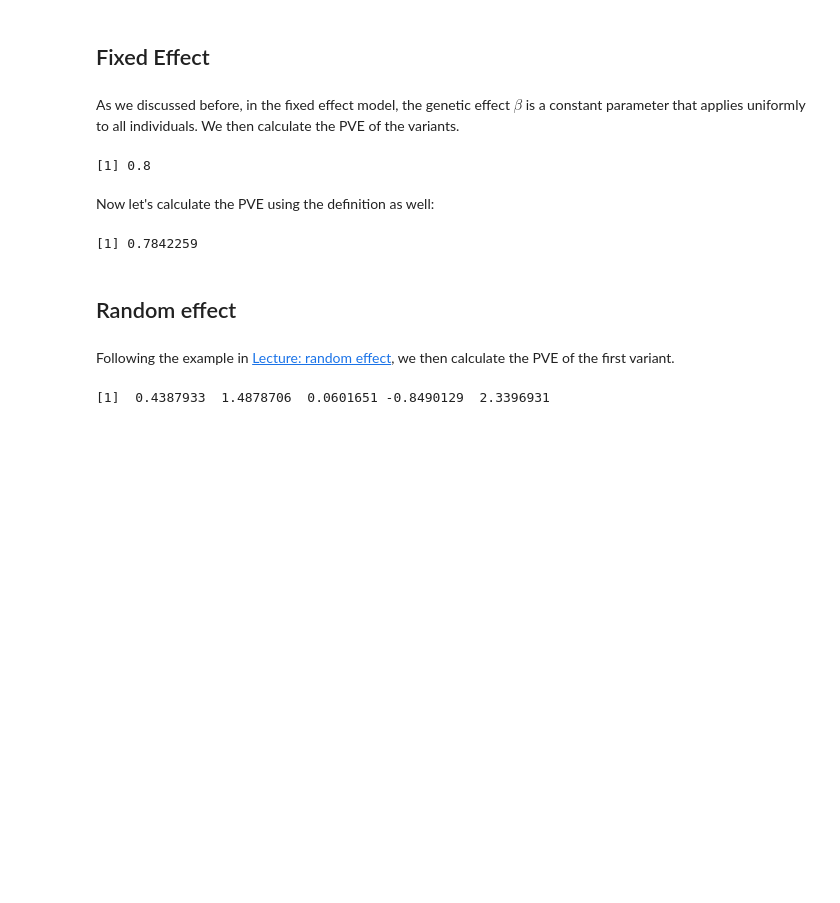
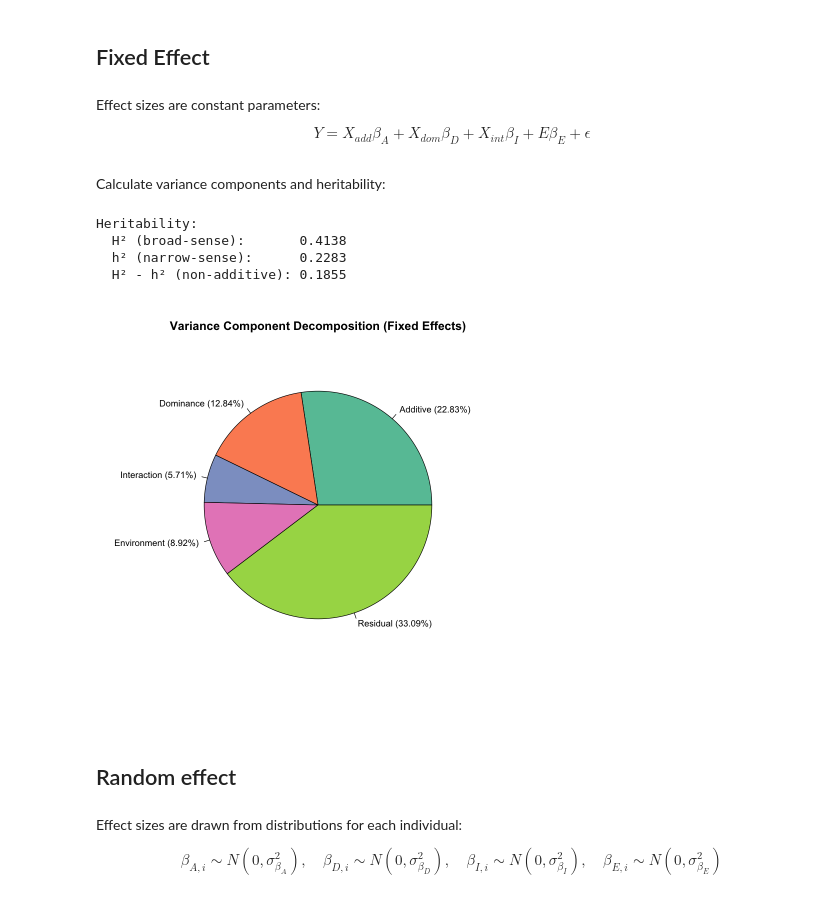
Before and after one commit to StatFunGen/statgen-primer, a Jupyter notebook: proportion_of_variance_explained.ipynb, the cells around one changed output. Cells and saved outputs as stored; diff of their text form; code cells hidden in the pictures; blank space fills up the shorter version.

Commit message:
revise PVE and fix typo in marginla joint effects

```diff
--- a/proportion_of_variance_explained.ipynb
+++ b/proportion_of_variance_explained.ipynb
@@ -108,30 +142,73 @@ X <- scale(Xraw_additive, center = TRUE, scale = TRUE)
 # %% [markdown]
 ## Fixed Effect
 # %% [markdown]
-As we discussed before, in the fixed effect model, the genetic effect $\beta$ is a constant parameter that applies uniformly to all individuals. We then calculate the PVE of the variants.
+Effect sizes are constant parameters:
+
+$$Y = X_{add} \beta_A + X_{dom} \beta_D + X_{int} \beta_I + E \beta_E + \epsilon$$
 # %%
-# Fixed effect: single beta value for all individuals
-beta <- 0.8  # Fixed effect size
-epsilon <- rnorm(N, mean = 0, sd = 0.3)
-Y <- X[, 1] * beta + epsilon
-beta
+# Fixed effects: constant effect sizes
+beta_A <- 0.8   # Additive effect
+beta_D <- 0.6   # Dominance effect
+beta_I <- 0.4   # Interaction effect
+beta_E <- 0.5   # Environmental effect
+
+# Generate phenotype
+epsilon <- rnorm(N, mean = 0, sd = 1)
+Y <- X_additive * beta_A + X_dominance * beta_D + X_interaction * beta_I + E * beta_E + epsilon
-# %% [output]
-[1] 0.8
 # %% [markdown]
-Now let's calculate the PVE using the definition as well:
+Calculate variance components and heritability:
 # %%
-# Calculate PVE using the definition: PVE = Var(G) / Var(Y)
-PVE <- var(X[, 1] * beta) / (var(X[, 1] * beta) + var(epsilon))
-PVE
+# Calculate variance components
+var_A <- var(X_additive * beta_A)
+var_D <- var(X_dominance * beta_D)
+var_I <- var(X_interaction * beta_I)
+var_G <- var_A + var_D + var_I
+var_E <- var(E * beta_E)
+var_epsilon <- var(epsilon)
+var_Y <- var(Y)
+
+# Calculate heritabilities
+H2 <- var_G / var_Y
+h2 <- var_A / var_Y
+
+# Display results
+cat("Heritability:\n")
+cat("  H² (broad-sense):      ", round(H2, 4), "\n")
+cat("  h² (narrow-sense):     ", round(h2, 4), "\n")
+cat("  H² - h² (non-additive):", round(H2 - h2, 4), "\n")
+
+# Create pie chart of variance components
+library(RColorBrewer)
+colors <- brewer.pal(5, "Set2")
+
+variance_data <- c(var_A, var_D, var_I, var_E, var_epsilon)
+variance_labels <- c(
+  paste0("Additive (", round(var_A/var_Y*100, 2), "%)"),
+  paste0("Dominance (", round(var_D/var_Y*100, 2), "%)"),
+  paste0("Interaction (", round(var_I/var_Y*100, 2), "%)"),
+  paste0("Environment (", round(var_E/var_Y*100, 2), "%)"),
+  paste0("Residual (", round(var_epsilon/var_Y*100, 2), "%)")
+)
+
+pie(variance_data, labels = variance_labels, col = colors,
+    main = "Variance Component Decomposition (Fixed Effects)",
+    cex = 0.9)
 # %% [output]
-[1] 0.7842259
+Heritability:
+  H² (broad-sense):       0.4138
+  h² (narrow-sense):      0.2283
+  H² - h² (non-additive): 0.1855
+[figure, added]
 # %% [markdown]
 ## Random effect
 # %% [markdown]
-Following the example in [Lecture: random effect](https://statfungen.github.io/statgen-primer/random_effect.html), we then calculate the PVE of the first variant.
+Effect sizes are drawn from distributions for each individual:
+
+$$\beta_{A,i} \sim N(0, \sigma^2_{\beta_A}), \quad \beta_{D,i} \sim N(0, \sigma^2_{\beta_D}), \quad \beta_{I,i} \sim N(0, \sigma^2_{\beta_I}), \quad \beta_{E,i} \sim N(0, \sigma^2_{\beta_E})$$
 # %%
-beta <- rnorm(N, mean = 0, sd = 1)
-beta
+# Random effects: draw effect sizes from distributions
+beta_A_random <- rnorm(N, mean = 0, sd = 1.0)
+beta_D_random <- rnorm(N, mean = 0, sd = 0.8)
+beta_I_random <- rnorm(N, mean = 0, sd = 0.5)
+beta_E_random <- rnorm(N, mean = 0, sd = 0.6)
-# %% [output]
-[1]  0.4387933  1.4878706  0.0601651 -0.8490129  2.3396931
 # %% [markdown]
```
Also changed, not shown: parts of 9 cells of this notebook, 3 other files.
